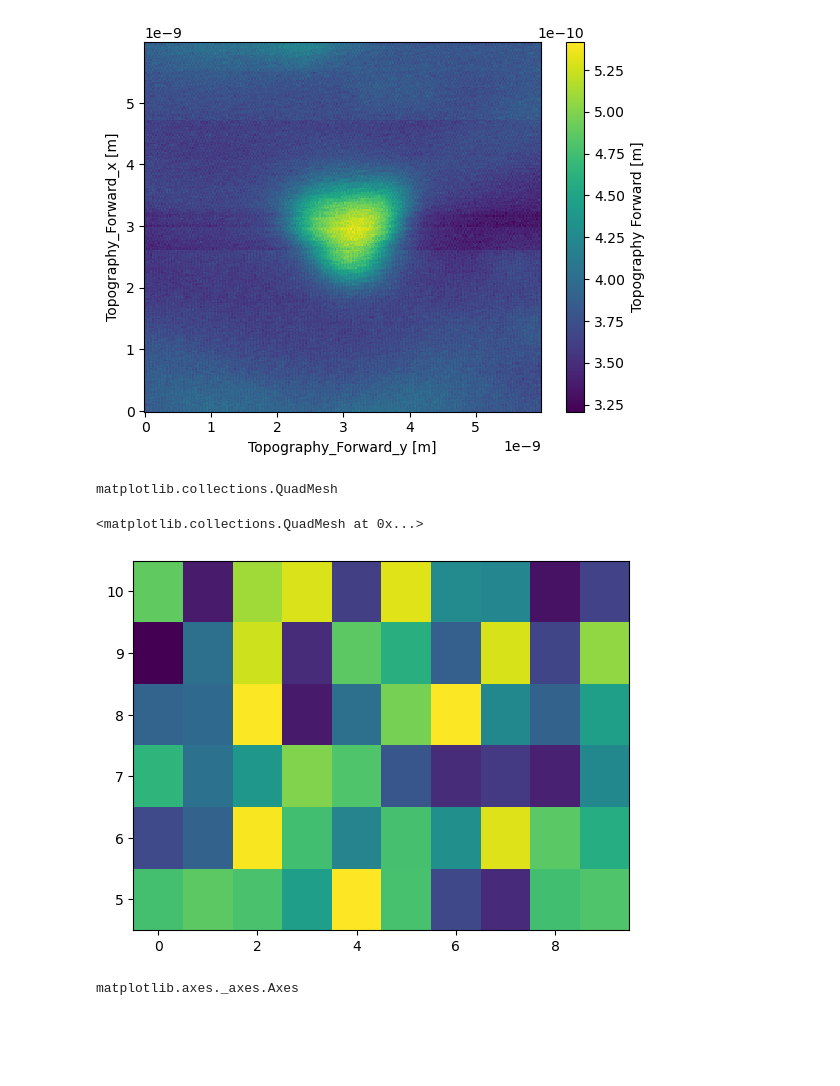
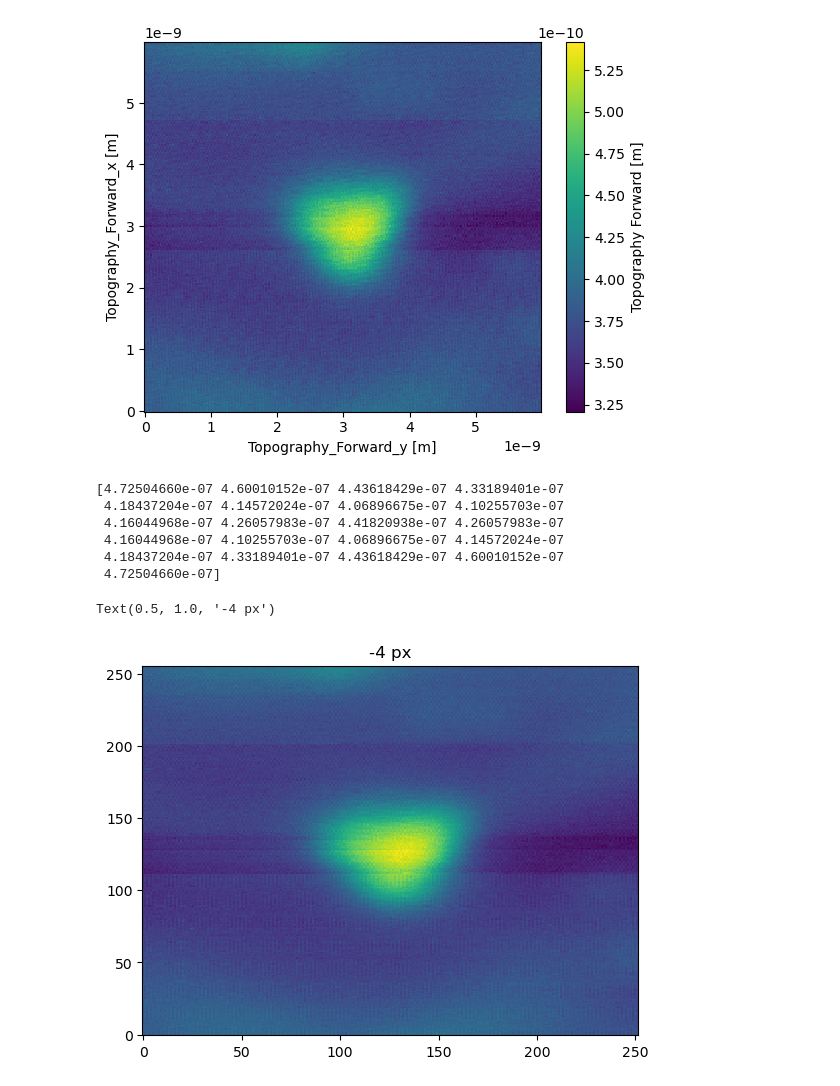
Before and after one commit to lucasosiewicz/STM-analyzer, a Jupyter notebook: battlefield.ipynb, the cells around one changed output. Drawn from its saved outputs; the diff is of its cells as text; code cells hidden in the pictures; blank space fills up the shorter version.

Commit message:
Plotting mean topography and service exceptions

```diff
--- a/battlefield.ipynb
+++ b/battlefield.ipynb
@@ -374,22 +336,42 @@ matplotlib.axes._axes.Axes
 ax = tf.plot()
 # %% [output]
 [figure]
-# %%
-type(ax)
-# %% [output]
-matplotlib.collections.QuadMesh
-# %%
-np.random.seed(19680801)
-Z = np.random.rand(6, 10)
-x = np.arange(-0.5, 10, 1)  # len = 11
-y = np.arange(4.5, 11, 1)  # len = 7
-
-fig, ax = plt.subplots()
-ax.pcolormesh(x, y, Z)
-# %% [output]
-<matplotlib.collections.QuadMesh at 0x...>
-[figure, removed]
-# %%
-type(ax)
-# %% [output]
-matplotlib.axes._axes.Axes
+# %%
+tf_values = tf.values
+tb_values = tb.values
+
+results = np.array([])
+
+for threshold in range(-10, 11):
+    if threshold < 0:
+        sub = np.sum(np.abs(tf_values[:, -threshold:] - tb_values[:, :threshold]))
+    elif threshold > 0:
+        sub = np.sum(np.abs(tf_values[:, threshold:] - tb_values[:, :-threshold]))
+    else:
+        sub = np.sum(np.abs(tf_values - tb_values))
+    results = np.append(results, sub)
+
+px = results.argmin() - 10
+
+*y, = range(0, 256)
+
+if px < 0:
+    *x, = range(0, 256+px)
+    z = (tf_values[:, -px:] + tb_values[:, :px]) / 2
+elif px > 0:
+    *x, = range(px, 256)
+    z = (tf_values[:, px:] + tb_values[:, :-px]) / 2
+else:
+    *x, = range(0, 256)
+    z = (tf_values + tb_values) / 2
+plt.pcolormesh(x,y,z)
+plt.title(f'{px} px')
+# %% [output]
+[4.72504660e-07 4.60010152e-07 4.43618429e-07 4.33189401e-07
+ 4.18437204e-07 4.14572024e-07 4.06896675e-07 4.10255703e-07
+ 4.16044968e-07 4.26057983e-07 4.41820938e-07 4.26057983e-07
+ 4.16044968e-07 4.10255703e-07 4.06896675e-07 4.14572024e-07
+ 4.18437204e-07 4.33189401e-07 4.43618429e-07 4.60010152e-07
+ 4.72504660e-07]
+Text(0.5, 1.0, '-4 px')
+[figure, added]
```
Also changed, not shown: parts of 6 cells of this notebook, 9 other files.
